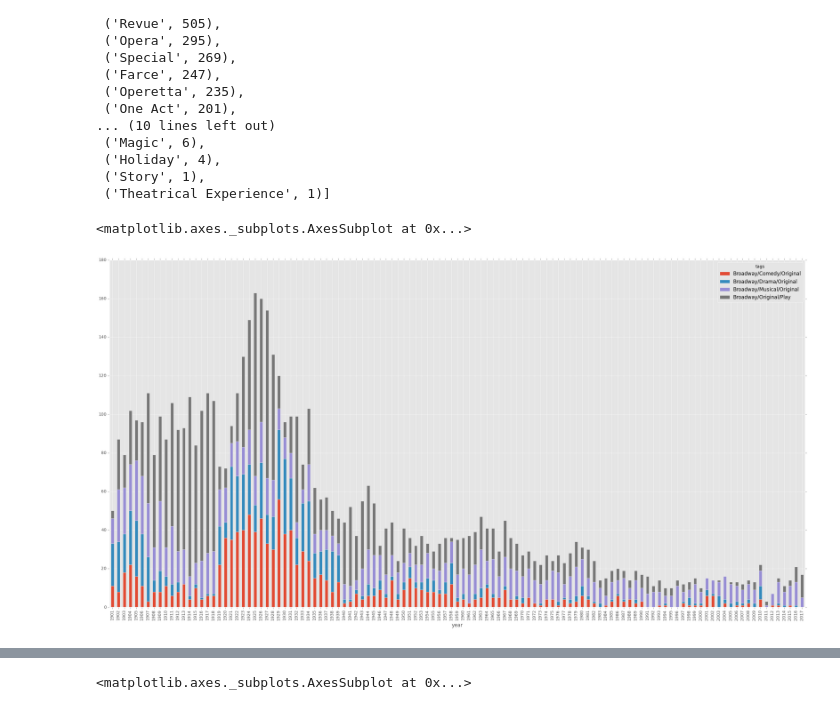
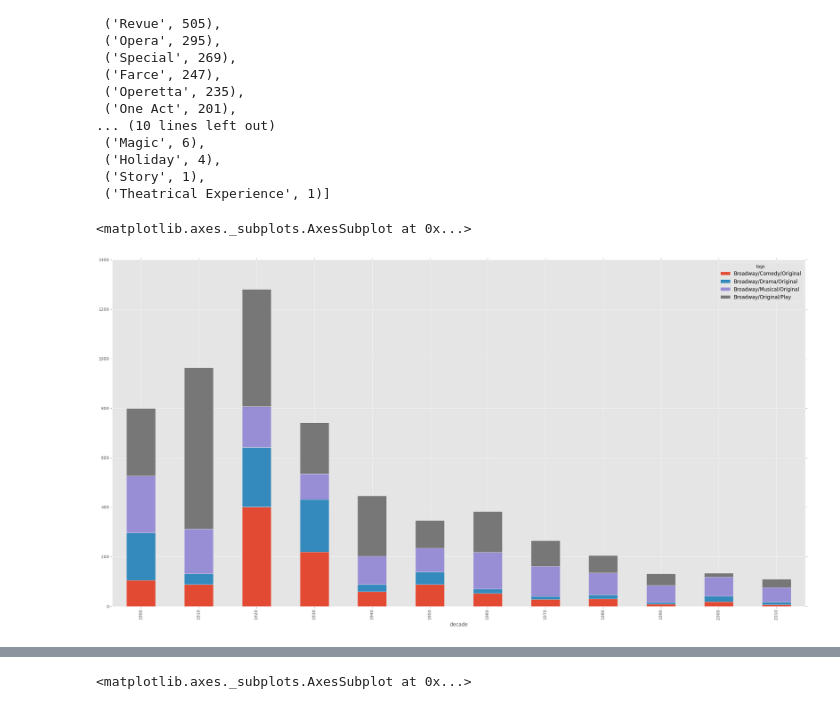
Before and after one commit to kebuhcah/purgation, a Jupyter notebook: playbill_basic.ipynb, the cells around one changed output, grey strips where cells are left out. Cells and saved outputs as stored; diff of their text form; code cells hidden in the pictures.

```diff
--- a/playbill_basic.ipynb
+++ b/playbill_basic.ipynb
@@ -84,6 +84,13 @@ for year in range(1700,2018):
 print datetime.datetime.now()
 # %%
 Shows['tags'] = Shows['url'].apply(lambda url: tagsForUrl[url])
+# %%
+Shows['decade'] = 10 * (Shows['year'] // 10)
+Shows['urlMinusVaultId'] = Shows['url'].apply(lambda url: '-'.join(url.split('-')[:-2]))
+Shows['isMusical'] = Shows.tags.str.contains('Musical')
+Shows['isComedy'] = Shows.tags.str.contains('Comedy')
+Shows['isDrama'] = Shows.tags.str.contains('Drama')
+Shows['isPlay'] = Shows.tags.str.contains('Play')
 # %%
 Shows.to_csv('Shows.csv',index=False,encoding='utf-8')
 # %%
@@ -124,7 +131,7 @@ nltk.FreqDist(list([y for x in list(Shows.tags.str.split('/')) for y in x])).mos
  ('Theatrical Experience', 1)]
 # %%
 Shows[(Shows.year>1900) & (Shows.tags.isin(['Broadway/Original/Play','Broadway/Musical/Original','Broadway/Comedy/Original','Broadway/Drama/Original']))] \
-    .groupby(['year','tags']).nunique()['urlMinusVaultId'].unstack().plot.bar(stacked=True,figsize=(30,15))
+    .groupby(['decade','tags']).nunique()['urlMinusVaultId'].unstack().plot.bar(stacked=True,figsize=(30,15))
 # %% [output]
 <matplotlib.axes._subplots.AxesSubplot at 0x...>
-[figure, old version]
+[figure, new version]
```
Also changed, not shown: parts of 5 cells of this notebook.
